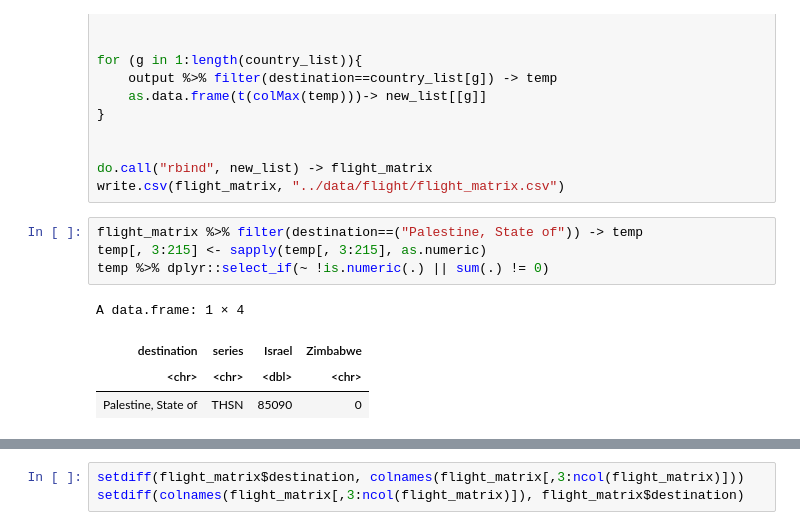
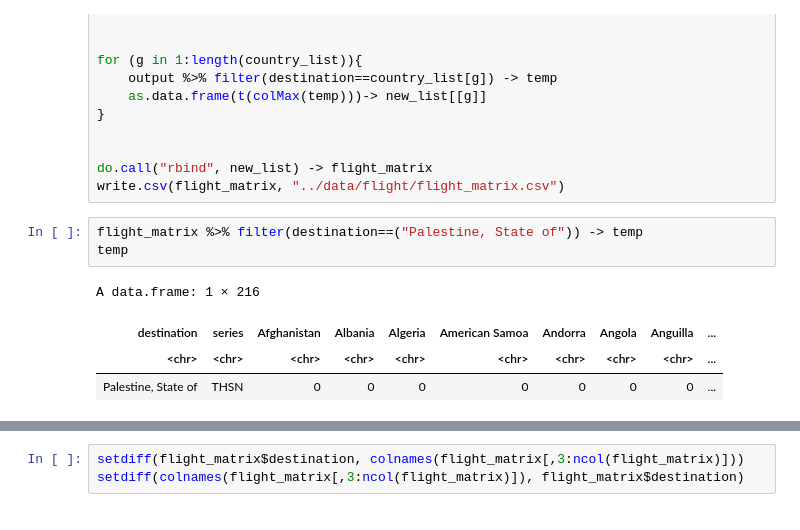
Before and after one commit to SungmokJung/mpox_global, a Jupyter notebook: scripts/A2. Flight data.ipynb, the cells around one changed output, grey strips where cells are left out. Cells and saved outputs as stored; diff of their text form.

```diff
--- a/scripts/A2. Flight data.ipynb
+++ b/scripts/A2. Flight data.ipynb
@@ -84,10 +93,9 @@ do.call("rbind", new_list) -> flight_matrix
 write.csv(flight_matrix, "../data/flight/flight_matrix.csv")
 # %%
 flight_matrix %>% filter(destination==("Palestine, State of")) -> temp
-temp[, 3:215] <- sapply(temp[, 3:215], as.numeric)
-temp %>% dplyr::select_if(~ !is.numeric(.) || sum(.) != 0)
+temp
 # %% [output]
-A data.frame: 1 × 4
+A data.frame: 1 × 216
-| destination | series | Israel | Zimbabwe |
-| <chr> | <chr> | <dbl> | <chr> |
-| Palestine, State of | THSN | 85090 | 0 |
+| destination | series | Afghanistan | Albania | Algeria | American Samoa | Andorra | Angola | Anguilla | ... |
+| <chr> | <chr> | <chr> | <chr> | <chr> | <chr> | <chr> | <chr> | <chr> | ... |
+| Palestine, State of | THSN | 0 | 0 | 0 | 0 | 0 | 0 | 0 | ... |
```
Also changed, not shown: parts of 4 cells of this notebook, 36 other files.
